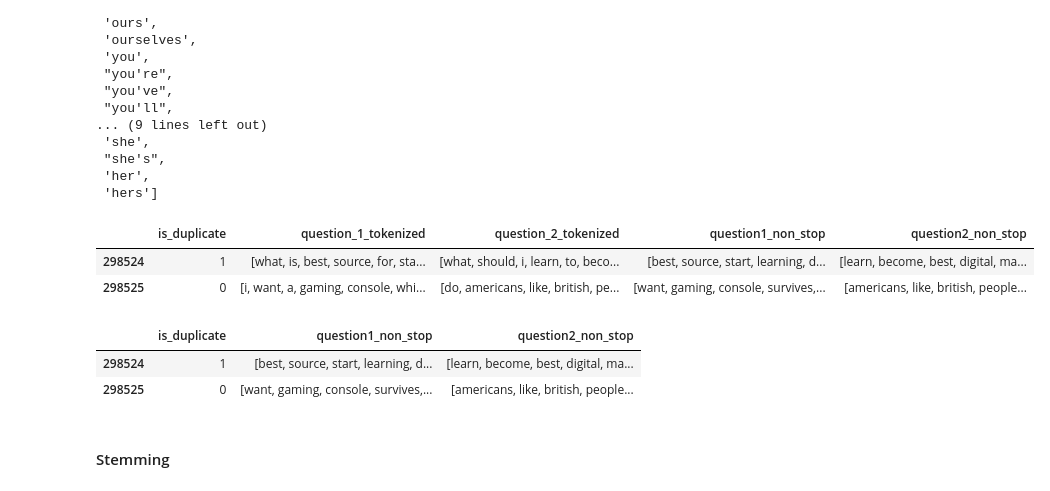
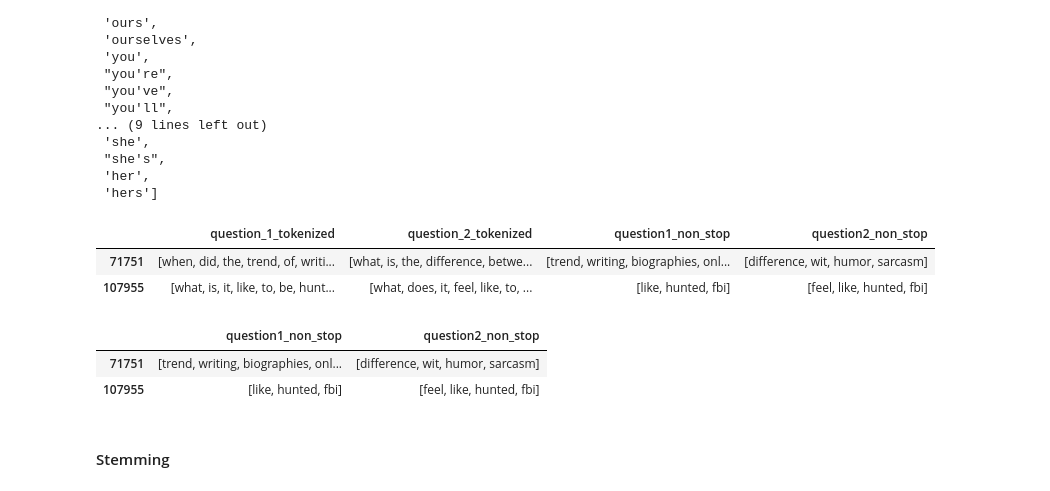
Before and after one commit to rafaelaqfc/Duplicate-Questions-Classifier, a Jupyter notebook: mini_project_V.ipynb, the cells around one changed output. Saved outputs shown, nothing was run; the diff lists cells and outputs as text; code cells hidden in the pictures.

```diff
--- a/mini_project_V.ipynb
+++ b/mini_project_V.ipynb
@@ -200,10 +246,10 @@ def remove_punct(text):
     text = "".join([char for char in text if char not in string.punctuation])
     return text
 
-balanced_df = balanced_df.assign( # Assigning the new 2 columns in the dataframe
-    question1_cleaned=balanced_df["question1"].apply(remove_punct),
-    question2_cleaned=balanced_df["question2"].apply(remove_punct)
+X_train = X_train.assign( # Assigning the new 2 columns in the dataframe
+    question1_cleaned=X_train["question1"].apply(remove_punct),
+    question2_cleaned=X_train["question2"].apply(remove_punct)
 )
 
-balanced_df.head()
+X_train.tail(2)
 # %% [output]
@@ -216,5 +259,5 @@ balanced_df.head()
 # %%
 # Drop the columns that are not going to be used anymore
-balanced_df = balanced_df.drop(['id', 'qid1', 'qid2', 'question1', 'question2'], axis=1)
-balanced_df.tail()
+X_train = X_train.drop(['question1', 'question2'], axis=1)
+X_train.tail(2)
 # %% [output]
@@ -235,7 +275,7 @@ def tokenize(text):
     tokens = text.split()
     return tokens
 
-balanced_df['question_1_tokenized'] = balanced_df['question1_cleaned'].apply(lambda x: tokenize(x.lower()))
-balanced_df['question_2_tokenized'] = balanced_df['question2_cleaned'].apply(lambda x: tokenize(x.lower()))
-balanced_df.tail(2)
+X_train['question_1_tokenized'] = X_train['question1_cleaned'].apply(lambda x: tokenize(x.lower()))
+X_train['question_2_tokenized'] = X_train['question2_cleaned'].apply(lambda x: tokenize(x.lower()))
+X_train.tail(2)
 # %% [output]
@@ -245,5 +285,5 @@ balanced_df.tail(2)
 # %%
 # Drop the previous columns
-balanced_df = balanced_df.drop(['question1_cleaned', 'question2_cleaned'], axis=1)
-balanced_df.tail(2)
+X_train = X_train.drop(['question1_cleaned', 'question2_cleaned'], axis=1)
+X_train.tail(2)
 # %% [output]
@@ -283,26 +323,26 @@ ENGstopwords[0:25]
  'her',
  'hers']
 # %%
-# Define a function to remove all stopwords
+# Define a function to remove stopwords
 def remove_stopwords(tokenized_text):
     text = [word for word in tokenized_text if word not in ENGstopwords]
     return text
 
-balanced_df['question1_non_stop'] = balanced_df['question_1_tokenized'].apply(lambda x: remove_stopwords(x))
-balanced_df['question2_non_stop'] = balanced_df['question_2_tokenized'].apply(lambda x: remove_stopwords(x))
-balanced_df.tail(2)
+X_train['question1_non_stop'] = X_train['question_1_tokenized'].apply(lambda x: remove_stopwords(x))
+X_train['question2_non_stop'] = X_train['question_2_tokenized'].apply(lambda x: remove_stopwords(x))
+X_train.tail(2)
 # %% [output]
-|  | is_duplicate | question_1_tokenized | question_2_tokenized | question1_non_stop | question2_non_stop |
-| 298524 | 1 | [what, is, best, source, for, sta... | [what, should, i, learn, to, beco... | [best, source, start, learning, d... | [learn, become, best, digital, ma... |
-| 298525 | 0 | [i, want, a, gaming, console, whi... | [do, americans, like, british, pe... | [want, gaming, console, survives,... | [americans, like, british, people... |
+|  | question_1_tokenized | question_2_tokenized | question1_non_stop | question2_non_stop |
+| 71751 | [when, did, the, trend, of, writi... | [what, is, the, difference, betwe... | [trend, writing, biographies, onl... | [difference, wit, humor, sarcasm] |
+| 107955 | [what, is, it, like, to, be, hunt... | [what, does, it, feel, like, to, ... | [like, hunted, fbi] | [feel, like, hunted, fbi] |
 # %%
 # Drop the previous columns
-balanced_df = balanced_df.drop(['question_1_tokenized', 'question_2_tokenized'], axis=1)
-balanced_df.tail(2)
+X_train = X_train.drop(['question_1_tokenized', 'question_2_tokenized'], axis=1)
+X_train.tail(2)
 # %% [output]
-|  | is_duplicate | question1_non_stop | question2_non_stop |
-| 298524 | 1 | [best, source, start, learning, d... | [learn, become, best, digital, ma... |
-| 298525 | 0 | [want, gaming, console, survives,... | [americans, like, british, people... |
+|  | question1_non_stop | question2_non_stop |
+| 71751 | [trend, writing, biographies, onl... | [difference, wit, humor, sarcasm] |
+| 107955 | [like, hunted, fbi] | [feel, like, hunted, fbi] |
 # %% [markdown]
 #### Stemming
 # %%
```
Also changed, not shown: parts of 110 cells of this notebook, 1 other file.
